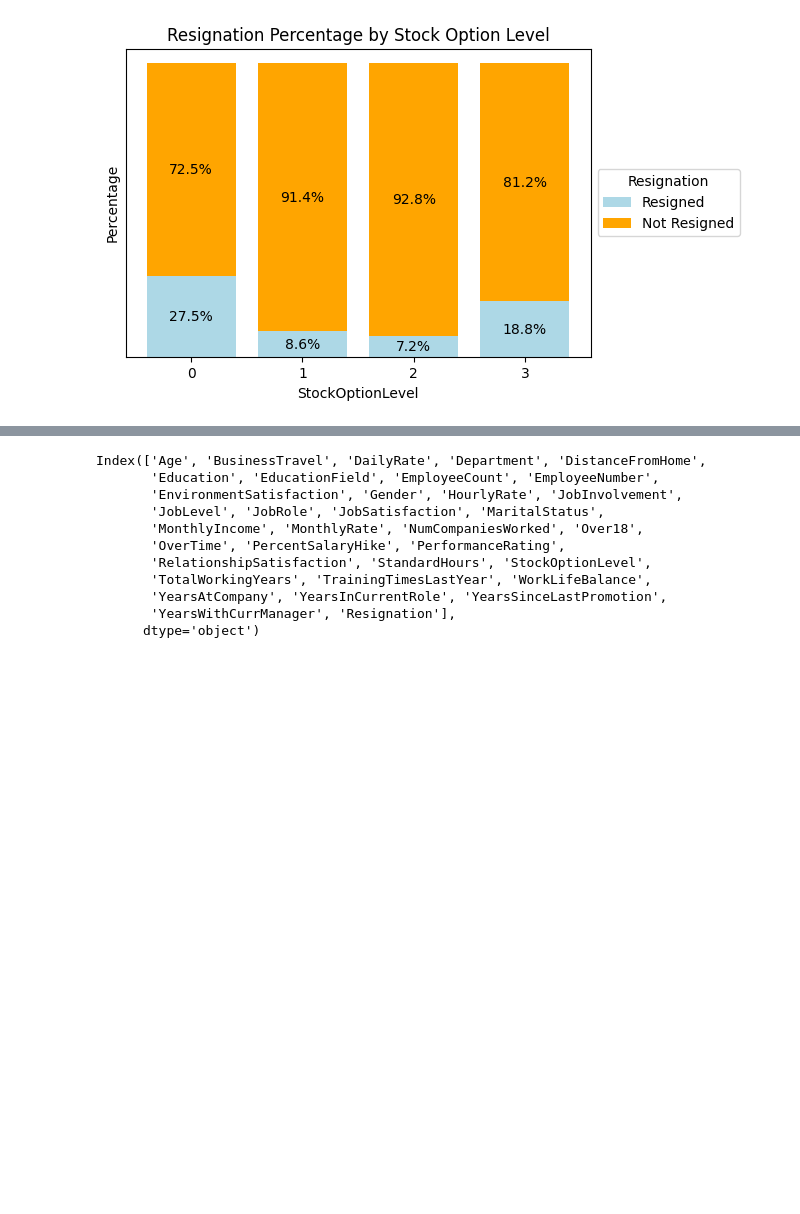
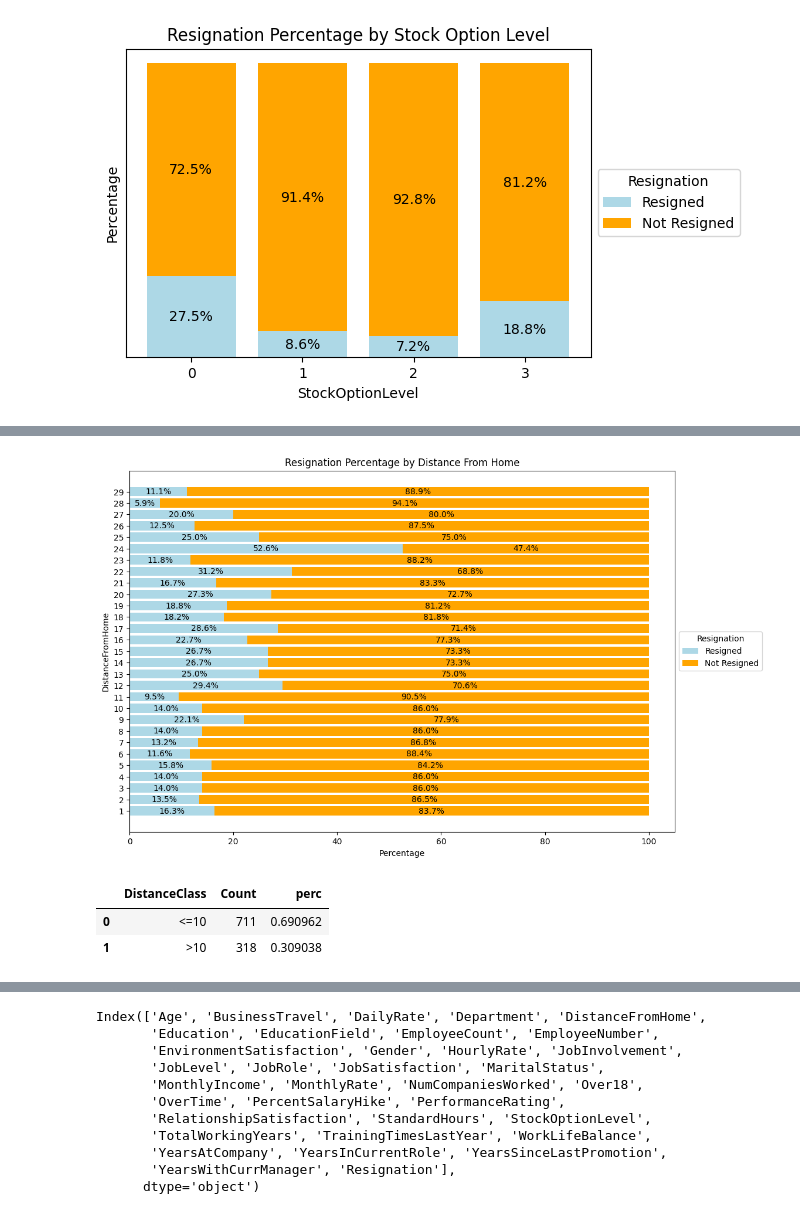
Before and after one commit to YuriCatramby/ds-clf-hr-resignation, a Jupyter notebook: ds-clf-hr-resignation.ipynb, the cells around one changed output, grey strips where cells are left out. Drawn from its saved outputs; the diff is of its cells as text; code cells hidden in the pictures; blank space fills up the shorter version.

```diff
--- a/ds-clf-hr-resignation.ipynb
+++ b/ds-clf-hr-resignation.ipynb
@@ -576,0 +650,43 @@ plt.show()
+# %%
+counts = df_eda.groupby(['DistanceFromHome', 'Resignation']).size().unstack().fillna(0)
+counts['Total'] = counts['No'] + counts['Yes']
+counts['Yes_percentage'] = (counts['Yes'] / counts['Total']) * 100
+counts['No_percentage'] = (counts['No'] / counts['Total']) * 100
+
+plt.figure(figsize=(12, 8))
+x = range(len(counts))
+bars1 = plt.barh(x, counts['Yes_percentage'], color='lightblue', label='Resigned')
+bars2 = plt.barh(x, counts['No_percentage'], left=counts['Yes_percentage'], color='orange', label='Not Resigned')
+
+plt.title('Resignation Percentage by Distance From Home')
+plt.xlabel('Percentage')
+plt.ylabel('DistanceFromHome')
+
+plt.yticks(x, counts.index)
+
+for bar1, bar2 in zip(bars1, bars2):
+    xval1 = bar1.get_width()
+    xval2 = bar2.get_width()
+
+    if xval1 != 0:
+        plt.text(xval1/2, bar1.get_y() + bar1.get_height()/2, f'{xval1:.1f}%', ha='center', va='center', color='black', fontsize=10)
+    if xval2 != 0:
+        plt.text(xval1 + xval2/2, bar2.get_y() + bar2.get_height()/2, f'{xval2:.1f}%', ha='center', va='center', color='black', fontsize=10)
+
+plt.legend(title='Resignation', loc='center left', bbox_to_anchor=(1, 0.5))
+
+plt.show()
+# %% [output]
+[figure, added]
+# %%
+temp = df_eda.copy()
+temp['DistanceClass'] = pd.cut(temp['DistanceFromHome'], bins=[-float('inf'), 10, float('inf')], labels=['<=10', '>10'])
+counts = temp['DistanceClass'].value_counts().reset_index()
+counts.columns = ['DistanceClass', 'Count']
+total = counts["Count"].sum()
+counts['perc'] = counts["Count"] / total
+counts
+# %% [output]
+|  | DistanceClass | Count | perc |
+| 0 | <=10 | 711 | 0.690962 |
+| 1 | >10 | 318 | 0.309038 |
```
Also changed, not shown: parts of 9 cells of this notebook.
